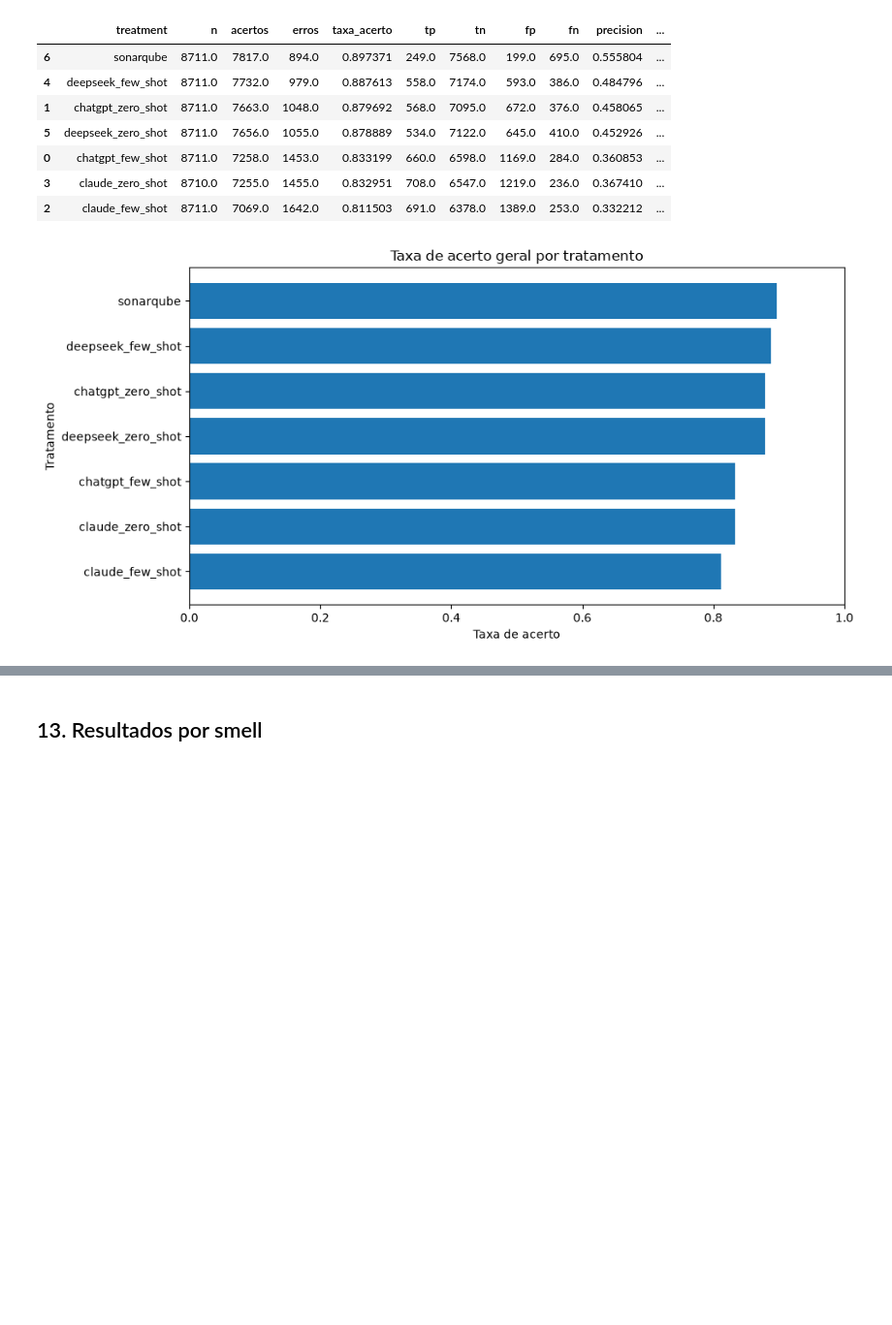
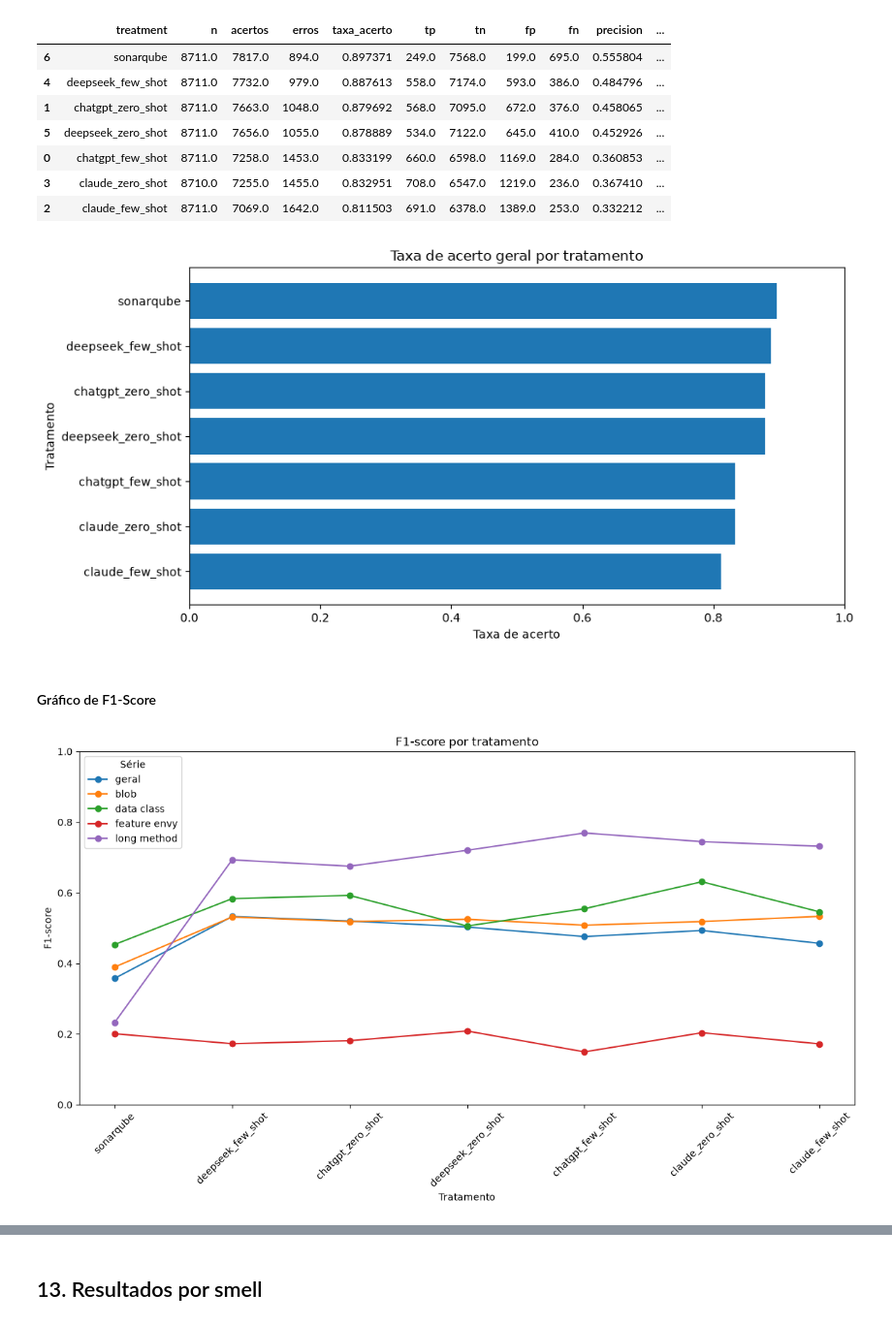
Before and after one commit to OscarDeBrito/TCC-Artur-Jackson-e-Oscar-de-Brito--BaseMLCQ, a Jupyter notebook: Analise-resultados-experimento/analise_resultados_experimento.ipynb, the cells around one changed output, grey strips where cells are left out. Shown at 97% size. Cells and saved outputs as stored; diff of their text form; code cells hidden in the pictures; blank space fills up the shorter version.

```diff
--- a/Analise-resultados-experimento/analise_resultados_experimento.ipynb
+++ b/Analise-resultados-experimento/analise_resultados_experimento.ipynb
@@ -1392,3 +1489,70 @@ plt.tight_layout()
 plt.show()
 # %% [output]
 [figure]
+# %% [markdown]
+#### Gráfico de F1-Score
+# %%
+import matplotlib.pyplot as plt
+import pandas as pd
+
+# Ordem dos tratamentos
+ordem_tratamentos = [
+    "sonarqube",
+    "deepseek_few_shot",
+    "chatgpt_zero_shot",
+    "deepseek_zero_shot",
+    "chatgpt_few_shot",
+    "claude_zero_shot",
+    "claude_few_shot"
+]
+
+# -------------------------
+# Linha do F1 geral
+# -------------------------
+f1_geral = (
+    resumo_tratamento[["treatment", "f1"]]
+    .copy()
+    .set_index("treatment")
+    .reindex(ordem_tratamentos)
+    .reset_index()
+)
+
+# -------------------------
+# Linhas do F1 por smell
+# -------------------------
+f1_smell = (
+    resumo_tratamento_smell[["treatment", "smell", "f1"]]
+    .copy()
+)
+
+pivot_f1 = (
+    f1_smell
+    .pivot(index="treatment", columns="smell", values="f1")
+    .reindex(ordem_tratamentos)
+)
+
+# -------------------------
+# Plot
+# -------------------------
+plt.figure(figsize=(12, 7))
+
+plt.plot(f1_geral["treatment"], f1_geral["f1"], marker="o", label="geral")
+
+for smell in pivot_f1.columns:
+    plt.plot(
+        pivot_f1.index,
+        pivot_f1[smell],
+        marker="o",
+        label=smell
+    )
+
+plt.title("F1-score por tratamento")
+plt.xlabel("Tratamento")
+plt.ylabel("F1-score")
+plt.ylim(0, 1)
+plt.xticks(rotation=45)
+plt.legend(title="Série")
+plt.tight_layout()
+plt.show()
+# %% [output]
+[figure, added]
```
Also changed, not shown: parts of 33 cells of this notebook, 4 other files.
